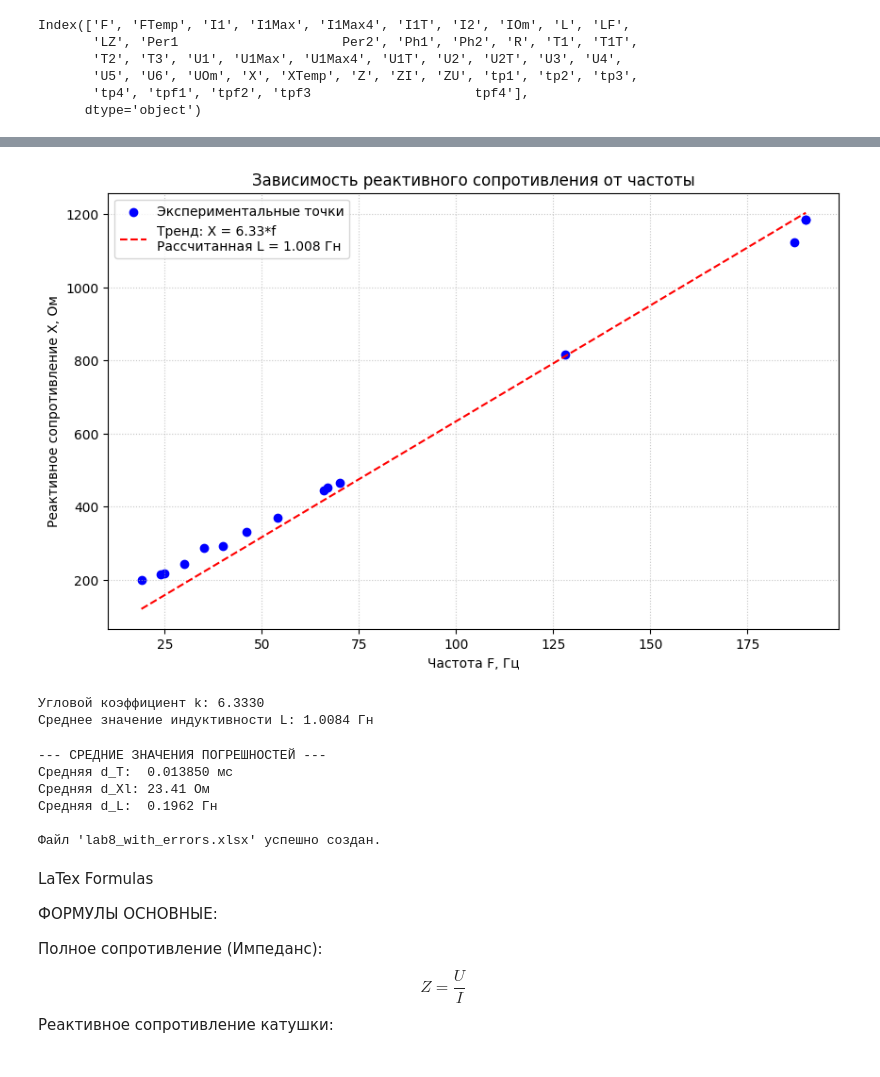
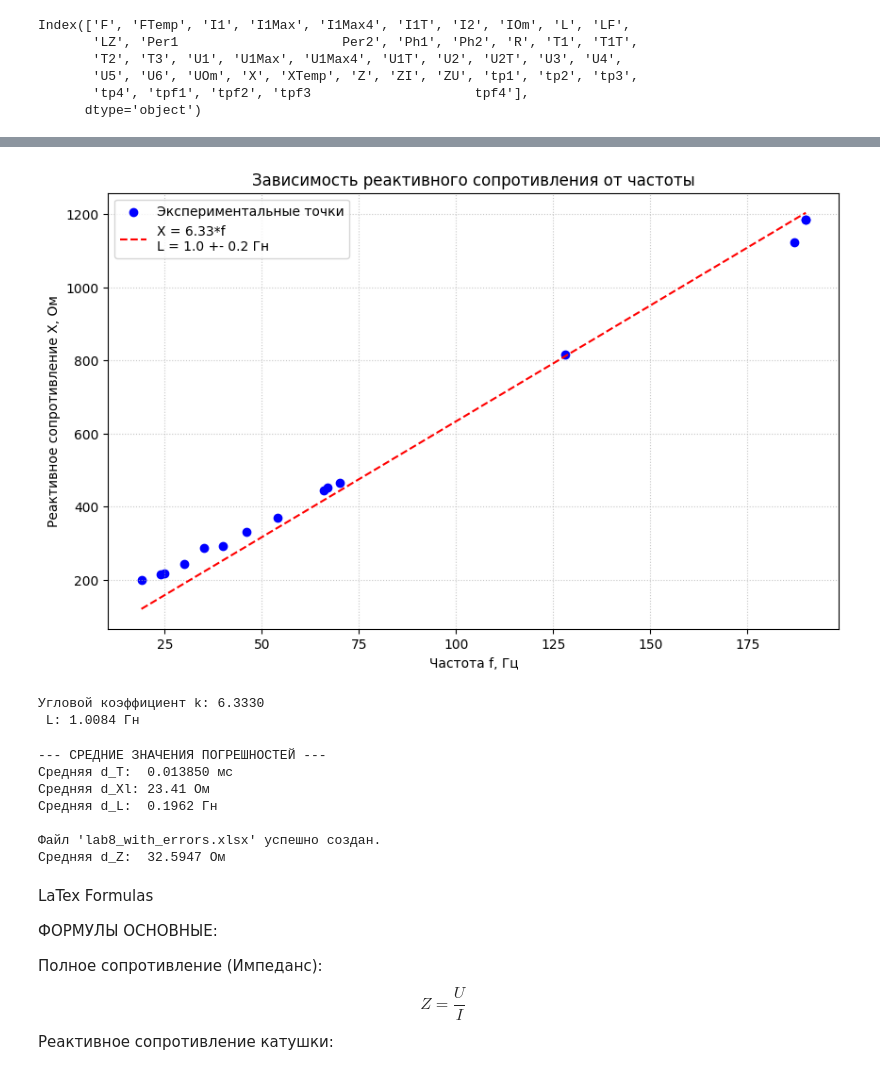
Before and after one commit to aerjiemi/physlab, a Jupyter notebook: 8/8.ipynb, the cells around one changed output, grey strips where cells are left out. Saved outputs shown, nothing was run; the diff lists cells and outputs as text; code cells hidden in the pictures.

```diff
--- a/8/8.ipynb
+++ b/8/8.ipynb
@@ -162,50 +165,51 @@ import matplotlib.pyplot as plt
 from sklearn.linear_model import LinearRegression
 
 # 1. Загрузка данных
-df = pd.read_excel('lab8 (1).xlsx')
+df = pd.read_excel('lab8_2.xlsx')
 
 # 2. Подготовка данных: берем только уникальные пары частота-сопротивление
 # (убираем повторы, возникающие из-за временных рядов в таблице)
 data_clean = df[['F', 'X']].dropna().drop_duplicates().sort_values(by='F')
 
 f = data_clean['F'].values.reshape(-1, 1)
 x_l = data_clean['X'].values
 
 # 3. Линейная регрессия для определения индуктивности L
 # X_L = (2 * pi * L) * f  => y = k * x
 model = LinearRegression(fit_intercept=False)
 model.fit(f, x_l)
 k = model.coef_[0]
 
 # Константа Пи по вашему правилу
 PI = 3.14
 L_calculated = k / (2 * PI)
 
 # 4. Визуализация
 plt.figure(figsize=(10, 6))
 plt.scatter(f, x_l, color='blue', label='Экспериментальные точки')
 plt.plot(f, model.predict(f), color='red', linestyle='--',
-         label=f'Тренд: X = {k:.2f}*f\nРассчитанная L = {L_calculated:.3f} Гн')
+         label=f'X = {k:.2f}*f\nL = {L_calculated:.1f} +- 0.2 Гн')
 
 plt.title('Зависимость реактивного сопротивления от частоты')
-plt.xlabel('Частота F, Гц')
+plt.xlabel('Частота f, Гц')
 plt.ylabel('Реактивное сопротивление X, Ом')
 plt.grid(True, linestyle=':', alpha=0.7)
 plt.legend()
+plt.savefig('4_2.png')
 plt.show()
 
 print(f"Угловой коэффициент k: {k:.4f}")
-print(f"Среднее значение индуктивности L: {L_calculated:.4f} Гн")
+print(f" L: {L_calculated:.4f} Гн")
 # %% [output]
-[figure, old version]
+[figure, new version]
 Угловой коэффициент k: 6.3330
-Среднее значение индуктивности L: 1.0084 Гн
+ L: 1.0084 Гн
 # %%
 import pandas as pd
 import numpy as np
 
 # Загрузка
-df = pd.read_excel('lab8 (1).xlsx')
+df = pd.read_excel('lab8_2.xlsx')
 
 # Константы и их погрешности (согласно вашему правилу)
 sigma_f = 0.005
@@ -246,6 +250,23 @@ print(f"Средняя d_L:  {df_clean['d_L'].mean():.4f} Гн")
 # Сохранение в новый файл
 df_clean.to_excel('lab8_with_errors.xlsx', index=False)
 print("\nФайл 'lab8_with_errors.xlsx' успешно создан.")
+
+# Новые значения погрешностей для Z, которые ты указал
+sigma_u_z = 0.01
+sigma_i_z = 0.0001
+
+# 1. Сначала считаем сам импеданс Z
+df_clean['Z'] = df_clean['U1'] / df_clean['I1']
+
+# 2. Считаем слагаемые (частные производные на погрешности)
+term_z_u = (1 / df_clean['I1']) * sigma_u_z
+term_z_i = (df_clean['U1'] / (df_clean['I1']**2)) * sigma_i_z
+
+# 3. Итоговая погрешность импеданса d_Z
+df_clean['d_Z'] = np.sqrt(term_z_u**2 + term_z_i**2)
+
+# Добавим вывод в консоль
+print(f"Средняя d_Z:  {df_clean['d_Z'].mean():.4f} Ом")
 # %% [output]
 --- СРЕДНИЕ ЗНАЧЕНИЯ ПОГРЕШНОСТЕЙ ---
 Средняя d_T:  0.013850 мс
@@ -253,6 +274,7 @@ print("\nФайл 'lab8_with_errors.xlsx' успешно создан.")
 Средняя d_L:  0.1962 Гн
 
 Файл 'lab8_with_errors.xlsx' успешно создан.
+Средняя d_Z:  32.5947 Ом
 # %% [markdown]
 LaTex Formulas
 
```
Also changed, not shown: parts of 3 cells of this notebook.
